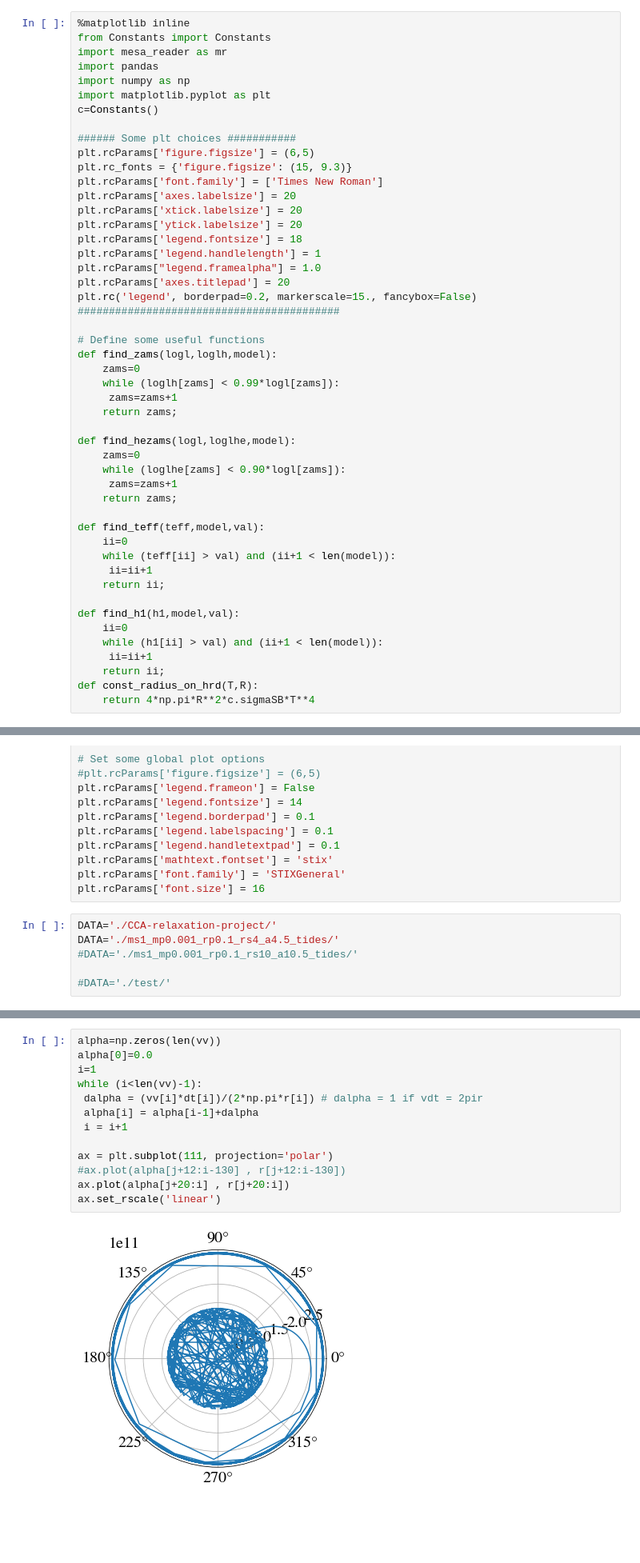
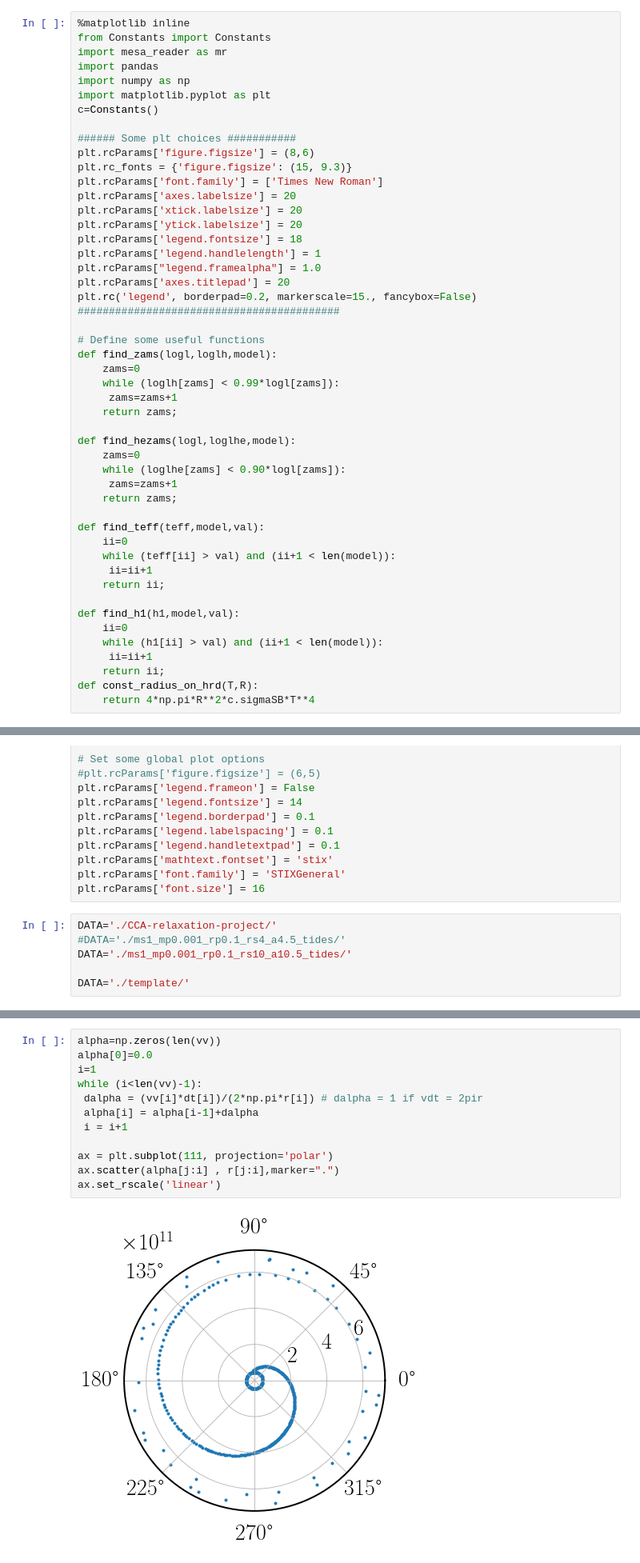
Before and after one commit to matteocantiello/planetaryengulfments, a Jupyter notebook: Dropbox (Personal)/work/engulfment/15140/engulfment.ipynb, the cells around one changed output, grey strips where cells are left out. Shown at 80% size. Drawn from its saved outputs; the diff is of its cells as text; blank space fills up the shorter version.

Commit message:
New polar plots

```diff
--- a/Dropbox (Personal)/work/engulfment/15140/engulfment.ipynb
+++ b/Dropbox (Personal)/work/engulfment/15140/engulfment.ipynb
@@ -8,7 +8,7 @@ import matplotlib.pyplot as plt
 c=Constants()
 
 ###### Some plt choices ###########
-plt.rcParams['figure.figsize'] = (6,5)
+plt.rcParams['figure.figsize'] = (8,6)
 plt.rc_fonts = {'figure.figsize': (15, 9.3)}
 plt.rcParams['font.family'] = ['Times New Roman']
 plt.rcParams['axes.labelsize'] = 20
@@ -73,10 +73,10 @@ plt.rcParams['font.family'] = 'STIXGeneral'
 plt.rcParams['font.size'] = 16
 # %%
 DATA='./CCA-relaxation-project/'
-DATA='./ms1_mp0.001_rp0.1_rs4_a4.5_tides/'
-#DATA='./ms1_mp0.001_rp0.1_rs10_a10.5_tides/'
+#DATA='./ms1_mp0.001_rp0.1_rs4_a4.5_tides/'
+DATA='./ms1_mp0.001_rp0.1_rs10_a10.5_tides/'
 
-#DATA='./test/'
+DATA='./template/'
 # %%
 #h = mr.MesaData(DATA+'history_r5_proper.data')
 h = mr.MesaData(DATA+'LOGS/'+'history.data')
@@ -345,15 +461,14 @@ print(i,j)
 # %%
 alpha=np.zeros(len(vv))
 alpha[0]=0.0
 i=1
 while (i<len(vv)-1):
  dalpha = (vv[i]*dt[i])/(2*np.pi*r[i]) # dalpha = 1 if vdt = 2pir
  alpha[i] = alpha[i-1]+dalpha
  i = i+1
 
 ax = plt.subplot(111, projection='polar')
-#ax.plot(alpha[j+12:i-130] , r[j+12:i-130])
-ax.plot(alpha[j+20:i] , r[j+20:i])
+ax.scatter(alpha[j:i] , r[j:i],marker=".")
 ax.set_rscale('linear')
 # %% [output]
-[figure, old version]
+[figure, new version]
```
Also changed, not shown: parts of 28 cells of this notebook, 1 other file.
